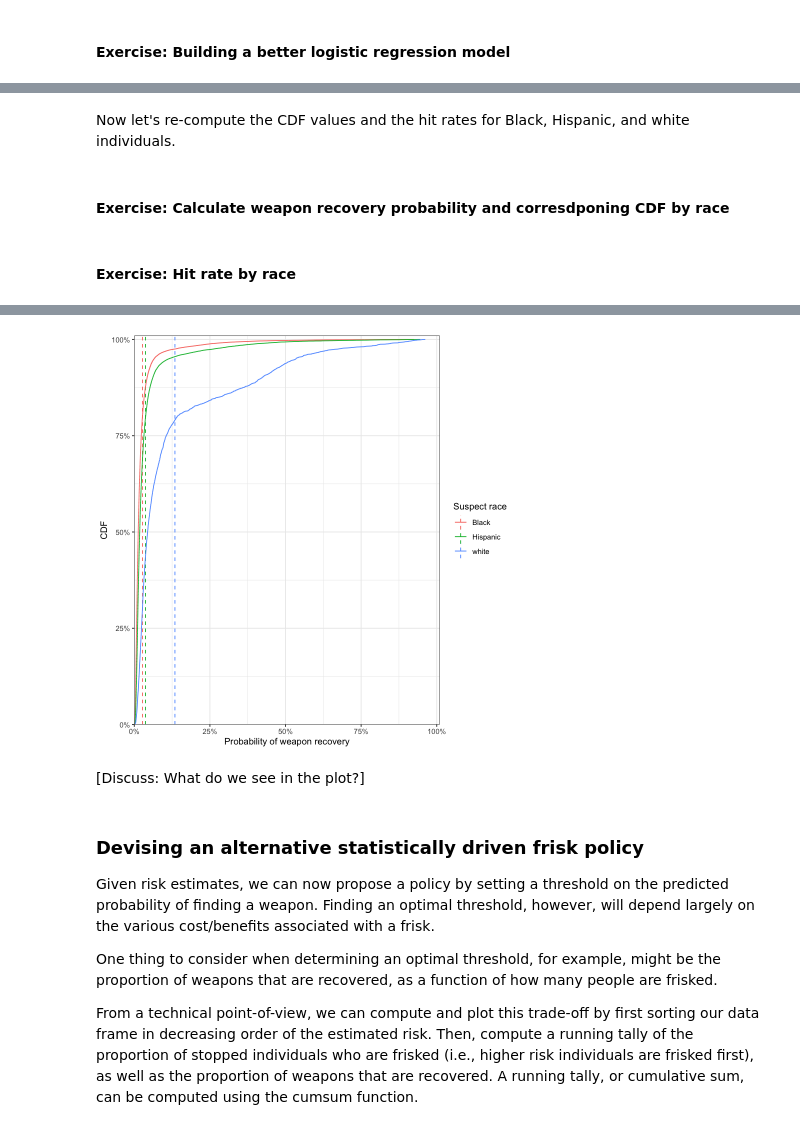
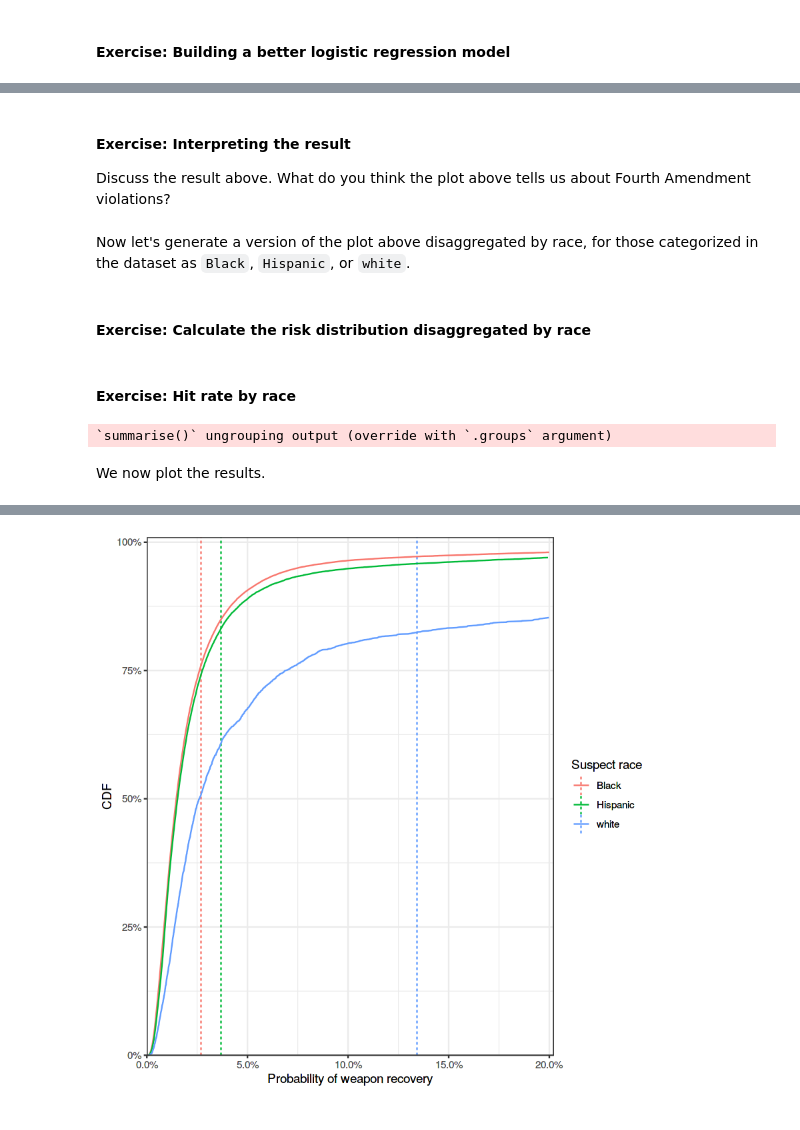
Before and after one commit to stanford-policylab/law-order-algo-2021, a Jupyter notebook: labs/week-3-reasonable_suspicion-answers.ipynb, the cells around one changed output, grey strips where cells are left out. Drawn from its saved outputs; the diff is of its cells as text; code cells hidden in the pictures.

```diff
--- a/labs/week-3-reasonable_suspicion-answers.ipynb
+++ b/labs/week-3-reasonable_suspicion-answers.ipynb
@@ -38,6 +31,6 @@ In this section, we will work with a sample of stops in NYC made between 2007-20
 # %%
 # Load data
-stops <- read_rds(file = "../data/sqf_sample.rds")
+stops <- read_rds("../data/sqf_sample.rds")
 
 # Preprocess the data
 cols_to_keep <- c('found_weapon', 'frisked', 'suspected_crime',
@@ -260,7 +232,7 @@ Now let's see if we can achieve a higher AUC by incluiding more covariates in th
 # START solution
 
 binary_features <- c('precinct',
-                     'suspect_race', 'suspect_sex', 'suspect_build',
+                     'suspect_build',
                      'month', 'day',
                      'stopped_bc_furtive', 'stopped_bc_other', 'stopped_bc_object', 'stopped_bc_drugs', 'stopped_bc_violent',
                      'stopped_bc_lookout', 'stopped_bc_clothing', 'stopped_bc_casing', 'stopped_bc_bulge', 'stopped_bc_desc',
@@ -357,25 +326,30 @@ Warning message:
-# %% [markdown]
-Now let's re-compute the CDF values and the hit rates for Black, Hispanic, and white individuals.
+# %% [markdown]
+#### Exercise: Interpreting the result
+
+Discuss the result above. What do you think the plot above tells us about Fourth Amendment violations?
+# %% [markdown]
+Now let's generate a version of the plot above disaggregated by race, for those categorized in the dataset as `Black`, `Hispanic`, or `white`.
 # %% [markdown]
-#### Exercise: Calculate weapon recovery probability and corresdponing CDF by race
+#### Exercise: Calculate the risk distribution disaggregated by race
 # %%
 # Your code here!
-# Calculate threshold vs. cdf by race for Black, Hispanic, and white individuals
-# The output should be a data frame named weapon_recovery_vs_cdf_by_race containing 3 columns: suspect_race, p, and cdf
+# The output should be a data frame named risk_dist_by_race
+# containing 3 columns: suspect_race, p, and prop_stops
 # START solution
-weapon_recovery_vs_cdf_by_race <- stops_test_cpw %>%
+risk_dist_by_race <- stops_test_cpw %>%
   filter(suspect_race %in% c("Black", "Hispanic", "white")) %>%
   arrange(found_weapon_pred) %>%
   group_by(suspect_race) %>%
   mutate(p = found_weapon_pred,
-         cdf = 1:n() / n()) %>%
-  select(suspect_race, p, cdf)
+         prop_stops = 1:n() / n()) %>%
+  select(suspect_race, p, prop_stops)
 # END solution
 # %% [markdown]
 #### Exercise: Hit rate by race
 # %%
 # Your code here!
-# Calculate hit rate by race for Black, Hispanic, and white individuals
+# For a point of reference in the plot, compute the overall hit rate
+# for Black, Hispanic, and white individuals.
 # The output should be a data frame named hit_rate_by_race with 2 columns: suspect_race and hit_rate
 # START solution
 hit_rate_by_race <- stops_test_cpw %>%
@@ -383,13 +357,17 @@ hit_rate_by_race <- stops_test_cpw %>%
   group_by(suspect_race) %>%
   summarize(hit_rate = mean(found_weapon))
 # END solution
+# %% [output]
+`summarise()` ungrouping output (override with `.groups` argument)
+# %% [markdown]
+We now plot the results.
 # %%
 # weapon recovery probability vs. CDF
-ggplot(weapon_recovery_vs_cdf_by_race, aes(x = p, y = cdf, color = suspect_race)) +
+ggplot(risk_dist_by_race, aes(x = p, y = prop_stops, color = suspect_race)) +
   geom_vline(data=hit_rate_by_race, aes(xintercept=hit_rate, color = suspect_race), linetype='dashed') +
   geom_line() +
   scale_x_continuous('Probability of weapon recovery', labels = scales::percent,
-                     limits = c(0, 1), expand = expansion(mult = c(0, 0.01))) +
+                     limits = c(0, .2), expand = expansion(mult = c(0, 0.01))) +
   scale_y_continuous('CDF', labels = scales::percent,
                      limits = c(0, 1), expand = expansion(mult = c(0, 0.01))) +
   scale_color_discrete("Suspect race")
@@ -397,11 +377 @@ ggplot(weapon_recovery_vs_cdf_by_race, aes(x = p, y = cdf, color = suspect_race)
-[figure, old version]
+[figure, new version]
-# %% [markdown]
-\[Discuss: What do we see in the plot?\]
-# %% [markdown]
-### Devising an alternative statistically driven frisk policy
-
-Given risk estimates, we can now propose a policy by setting a threshold on the predicted probability of finding a weapon. Finding an optimal threshold, however, will depend largely on the various cost/benefits associated with a frisk.
-
-One thing to consider when determining an optimal threshold, for example, might be the proportion of weapons that are recovered, as a function of how many people are frisked.
-
-From a technical point-of-view, we can compute and plot this trade-off by first sorting our data frame in decreasing order of the estimated risk. Then, compute a running tally of the proportion of stopped individuals who are frisked (i.e., higher risk individuals are frisked first), as well as the proportion of weapons that are recovered. A running tally, or cumulative sum, can be computed using the cumsum function.
```
Also changed, not shown: parts of 40 cells of this notebook, 2 other files.
